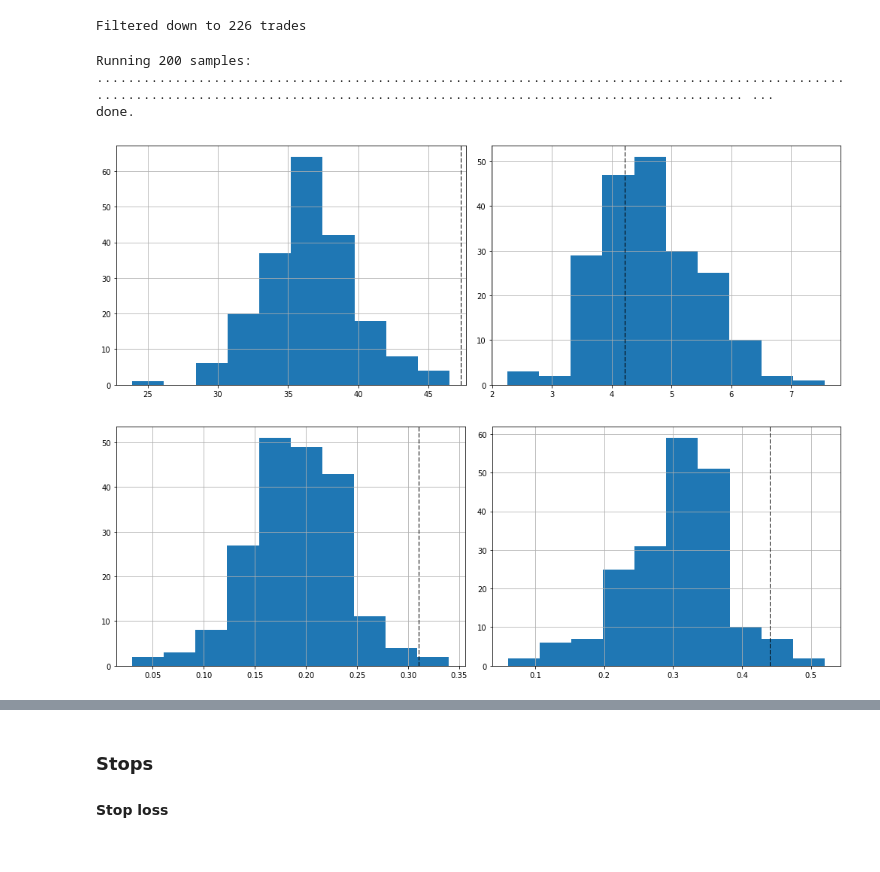
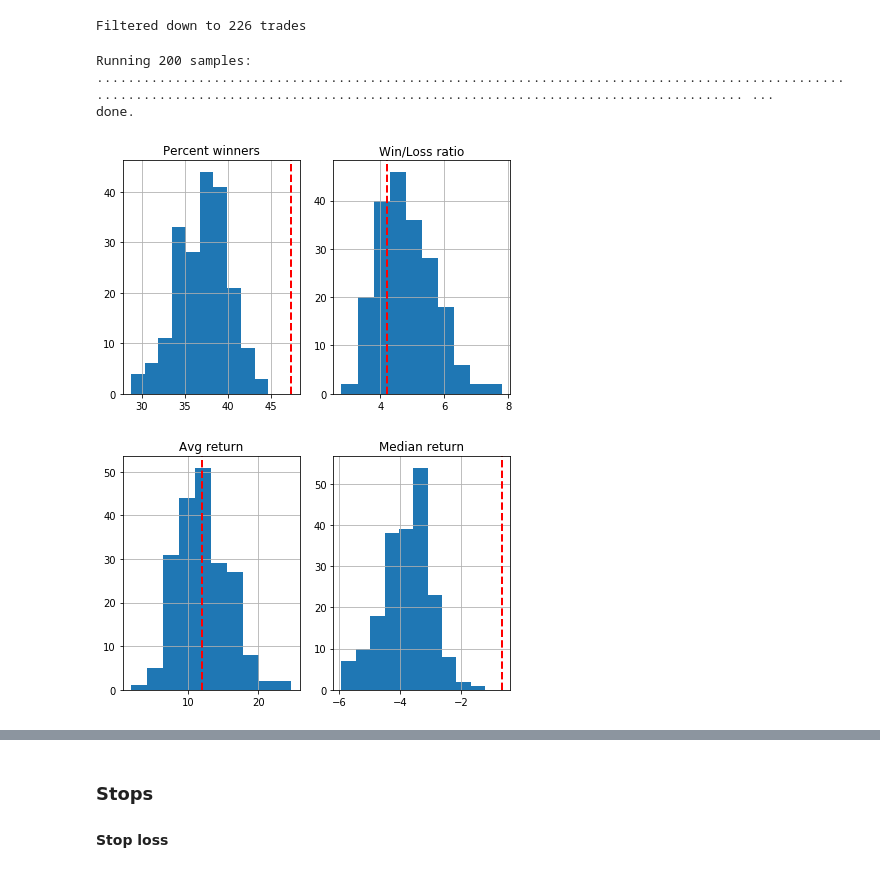
Before and after one commit to chetanmehra/EnsembleSystemDevelopment, a Jupyter notebook: EMA cross analysis.ipynb, the cells around one changed output, grey strips where cells are left out. Drawn from its saved outputs; the diff is of its cells as text; code cells hidden in the pictures.

```diff
--- a/EMA cross analysis.ipynb
+++ b/EMA cross analysis.ipynb
@@ -32,4 +32,4 @@ from trade_modifiers.filters import HighPassFilter
 from system.analysis import summary_report, cross_validate_portfolio
 # Set up default plot parameters
 %matplotlib inline
-plt.rcParams["figure.figsize"] = (14, 5)
+plt.rcParams["figure.figsize"] = (18, 5)
@@ -182,18 +158,18 @@ Filtered down to 226 trades
 # %%
 # Run the sampler on the filtered trades
 sampler.check_selection_skill(filtered_trades, base_trades)
 fig, axarr = plt.subplots(1, 2)
 sampler.skill_hist('Percent winners', ax = axarr[0])
-sampler.skill_hist('Ratio average win to loss', ax = axarr[1])
+sampler.skill_hist('Win/Loss ratio', ax = axarr[1])
 plt.tight_layout()
 # %% [output]
 Running 200 samples: ................................................................................................................................................................................... ...
 done.
-[figure, old version]
+[figure, new version]
 # %%
 fig, axarr = plt.subplots(1, 2)
-sampler.skill_hist('Sharpe by trade inc slippage', ax = axarr[0])
-sampler.skill_hist('Sharpe annualised inc slippage', ax = axarr[1])
+sampler.skill_hist('Avg return', ax = axarr[0])
+sampler.skill_hist('Median return', ax = axarr[1])
 plt.tight_layout()
 # %% [output]
-[figure, old version]
+[figure, new version]
```
Also changed, not shown: parts of 40 cells of this notebook, 8 other files.
